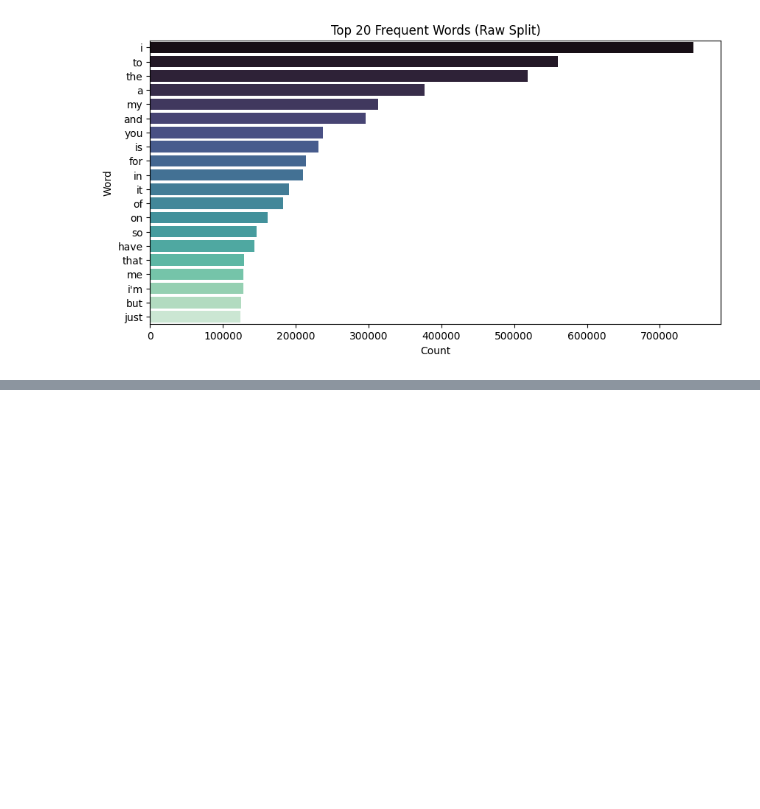
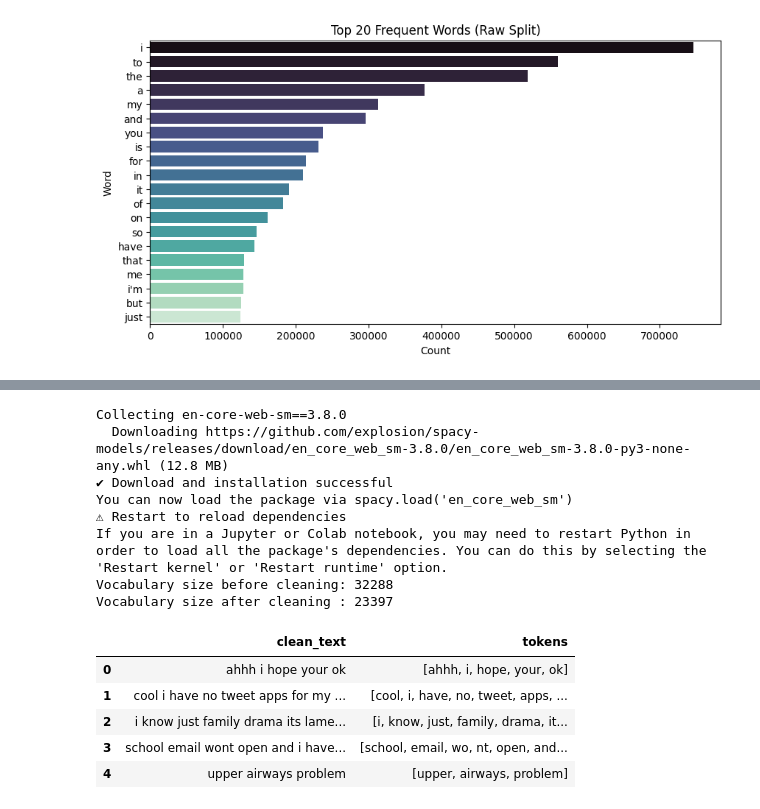
Before and after one commit to MohamedShoaib3/Algorithms_python, a Jupyter notebook: NLP_task.ipynb, the cells around one changed output, grey strips where cells are left out. Drawn from its saved outputs; the diff is of its cells as text; code cells hidden in the pictures; blank space fills up the shorter version.

```diff
--- a/NLP_task.ipynb
+++ b/NLP_task.ipynb
@@ -328,0 +341,18 @@ Passing `palette` without assigning `hue` is deprecated and will be removed in v
+# %%
+import re
+
+def clean_tweet(text):
+    text = re.sub(r"http\S+|www\S+|https\S+", "", text)
+    text = re.sub(r"@\w+", "", text)
+    text = re.sub(r"#\w+", "", text)
+    text = re.sub(r"[^\w\s]", "", text)
+    text = re.sub(r"\s+", " ", text).strip()
+    return text
+
+df["clean_text"] = df["text"].astype(str).apply(clean_tweet)
+
+examples = df.sample(3)[["text", "clean_text"]]
+
+for i, row in examples.iterrows():
+    print(f"\nOriginal: {row['text']}")
+    print(f"Cleaned : {row['clean_text']}")
@@ -328,0 +374,38 @@ Passing `palette` without assigning `hue` is deprecated and will be removed in v
+# %%
+import spacy
+!python -m spacy download en_core_web_sm
+nlp = spacy.load("en_core_web_sm")
+
+df["clean_text"] = df["clean_text"].str.lower()
+
+def spacy_tokenizer(text):
+    doc = nlp(text)
+    return [token.text for token in doc]
+
+df["tokens"] = df["clean_text"].apply(spacy_tokenizer)
+
+raw_vocab = set(token.text.lower() for doc in nlp.pipe(df["text"].astype(str)) for token in doc)
+
+clean_vocab = set(token for tokens in df["tokens"] for token in tokens)
+
+print("Vocabulary size before cleaning:", len(raw_vocab))
+print("Vocabulary size after cleaning :", len(clean_vocab))
+
+df[["clean_text", "tokens"]].head()
+# %% [output]
+Collecting en-core-web-sm==3.8.0
+  Downloading https://github.com/explosion/spacy-models/releases/download/en_core_web_sm-3.8.0/en_core_web_sm-3.8.0-py3-none-any.whl (12.8 MB)
+✔ Download and installation successful
+You can now load the package via spacy.load('en_core_web_sm')
+⚠ Restart to reload dependencies
+If you are in a Jupyter or Colab notebook, you may need to restart Python in
+order to load all the package's dependencies. You can do this by selecting the
+'Restart kernel' or 'Restart runtime' option.
+Vocabulary size before cleaning: 32288
+Vocabulary size after cleaning : 23397
+|  | clean_text | tokens |
+| 0 | ahhh i hope your ok | [ahhh, i, hope, your, ok] |
+| 1 | cool i have no tweet apps for my ... | [cool, i, have, no, tweet, apps, ... |
+| 2 | i know just family drama its lame... | [i, know, just, family, drama, it... |
+| 3 | school email wont open and i have... | [school, email, wo, nt, open, and... |
+| 4 | upper airways problem | [upper, airways, problem] |
```
Also changed, not shown: parts of 5 cells of this notebook.
